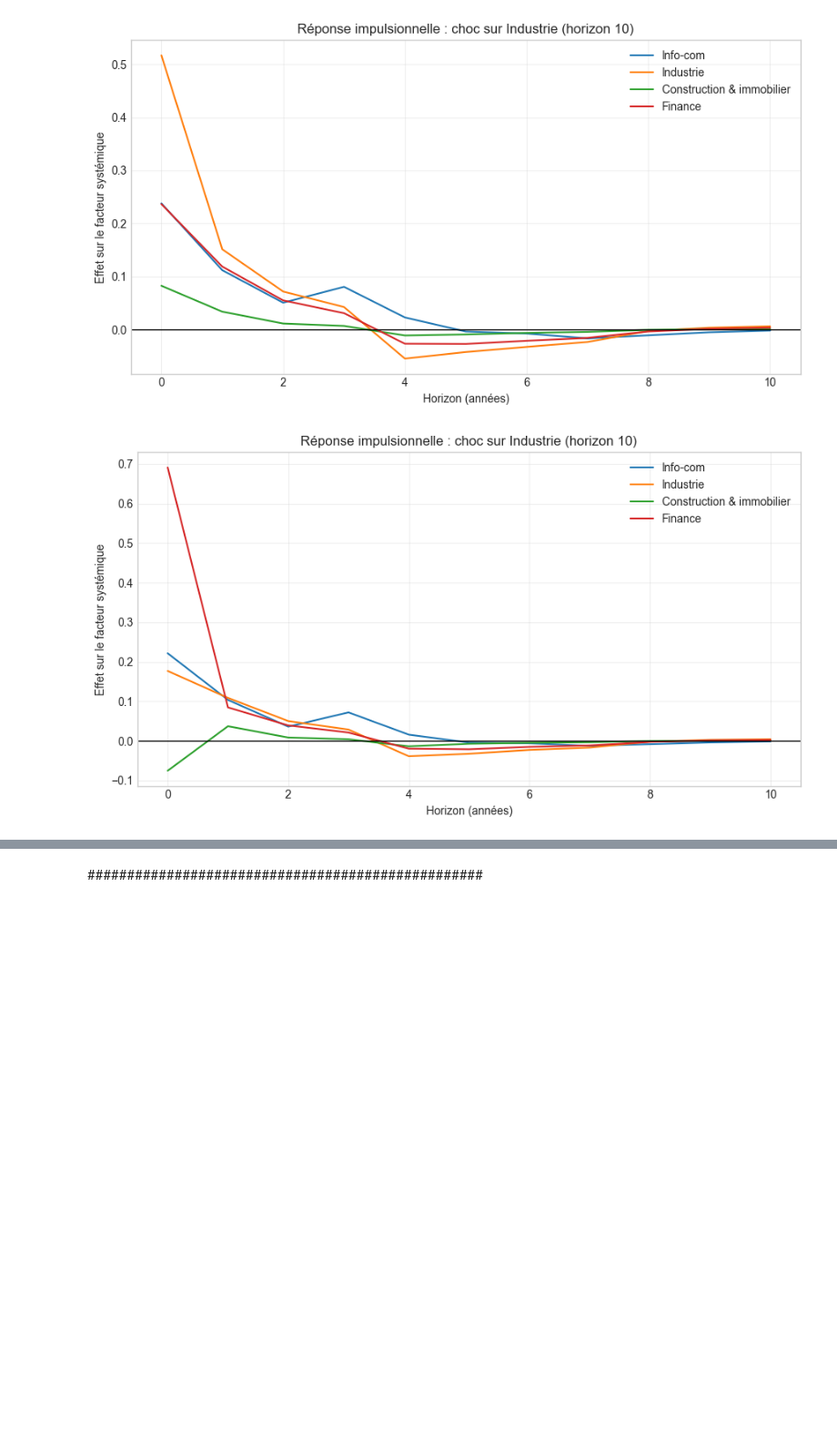
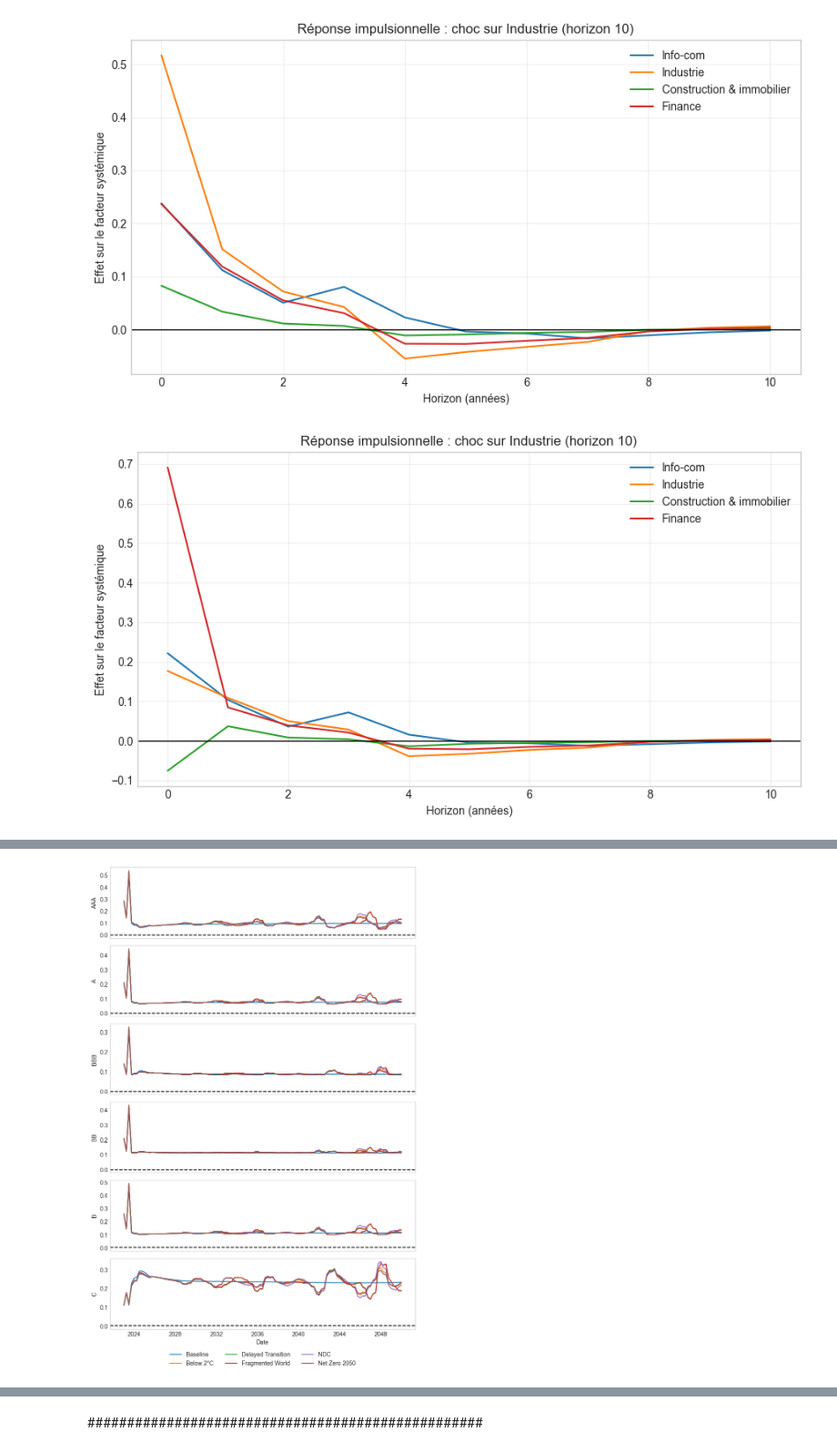
Before and after one commit to Celeste2405/PFE-CLIMATE-STRESS-TESTING-BANKING-PORTFOLIO, a Jupyter notebook: gvar_model.ipynb, the cells around one changed output, grey strips where cells are left out. Shown at 91% size. Drawn from its saved outputs; the diff is of its cells as text; code cells hidden in the pictures; blank space fills up the shorter version.

```diff
--- a/gvar_model.ipynb
+++ b/gvar_model.ipynb
@@ -1492,0 +1878,51 @@ for scen_name, Z_df in Z_projections.items():
+# %%
+ratings_plot = ["AAA","A","BBB","BB","B","C"]
+
+sector = "finance"
+
+fig, axes = plt.subplots(
+    len(ratings_plot),
+    1,
+    figsize=(8,12),
+    sharex=True
+)
+
+for i,rating in enumerate(ratings_plot):
+
+    ax = axes[i]
+
+    for scen in downgrade["scenario"].unique():
+
+        df = downgrade[
+
+            (downgrade["sector"]==sector) &
+            (downgrade["rating_from"]==rating) &
+            (downgrade["scenario"]==scen)
+
+        ].sort_values("date")
+
+        ax.plot(
+            df["date"],
+            df["prob"],
+            label=scen
+        )
+
+    ax.axhline(0,linestyle="--",color="black")
+
+    ax.set_ylabel(rating)
+
+    ax.grid()
+
+axes[-1].legend(
+    loc="lower center",
+    ncol=3,
+    bbox_to_anchor=(0.5,-0.6)
+)
+
+plt.xlabel("Date")
+
+plt.tight_layout()
+
+plt.show()
+# %% [output]
+[figure, added]
```
Also changed, not shown: parts of 55 cells of this notebook, 4 other files.
